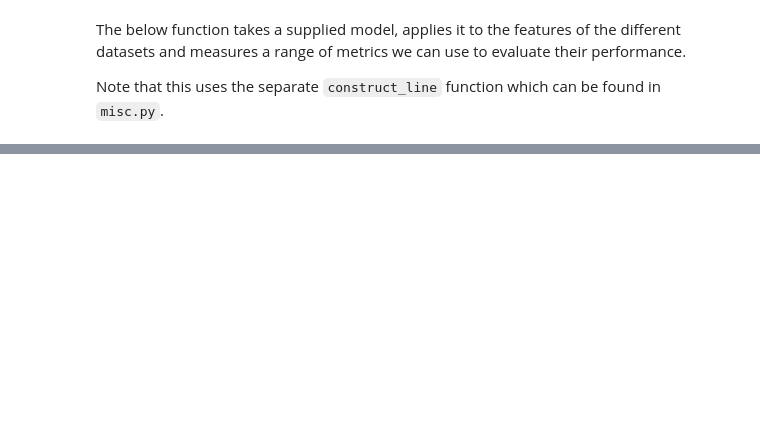
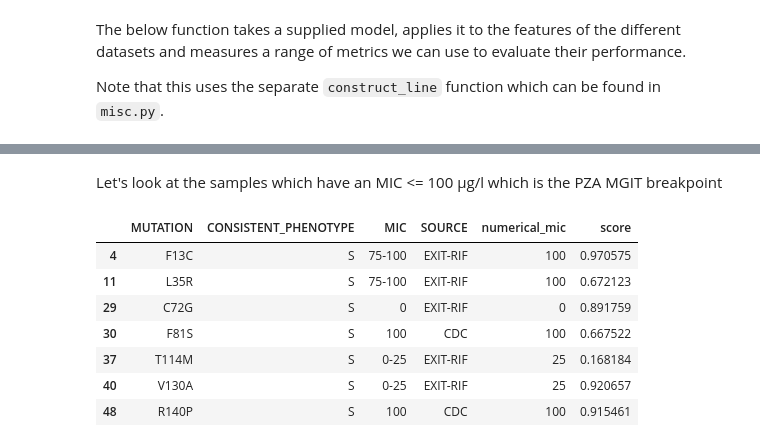
Before and after one commit to fowler-lab/predict-pyrazinamide-resistance, a Jupyter notebook: 11-validate-models.ipynb, the cells around one changed output, grey strips where cells are left out. Saved outputs shown, nothing was run; the diff lists cells and outputs as text; code cells hidden in the pictures; blank space fills up the shorter version.

```diff
--- a/11-validate-models.ipynb
+++ b/11-validate-models.ipynb
@@ -88,0 +178,13 @@ test_results
+# %% [markdown]
+Let's look at the samples which have an MIC <= 100 µg/l which is the PZA MGIT breakpoint
+# %%
+mics[mics.CONSISTENT_PHENOTYPE=='S']
+# %% [output]
+|  | MUTATION | CONSISTENT_PHENOTYPE | MIC | SOURCE | numerical_mic | score |
+| 4 | F13C | S | 75-100 | EXIT-RIF | 100 | 0.970575 |
+| 11 | L35R | S | 75-100 | EXIT-RIF | 100 | 0.672123 |
+| 29 | C72G | S | 0 | EXIT-RIF | 0 | 0.891759 |
+| 30 | F81S | S | 100 | CDC | 100 | 0.667522 |
+| 37 | T114M | S | 0-25 | EXIT-RIF | 25 | 0.168184 |
+| 40 | V130A | S | 0-25 | EXIT-RIF | 25 | 0.920657 |
+| 48 | R140P | S | 100 | CDC | 100 | 0.915461 |
```
Also changed, not shown: parts of 13 cells of this notebook, 23 other files.
